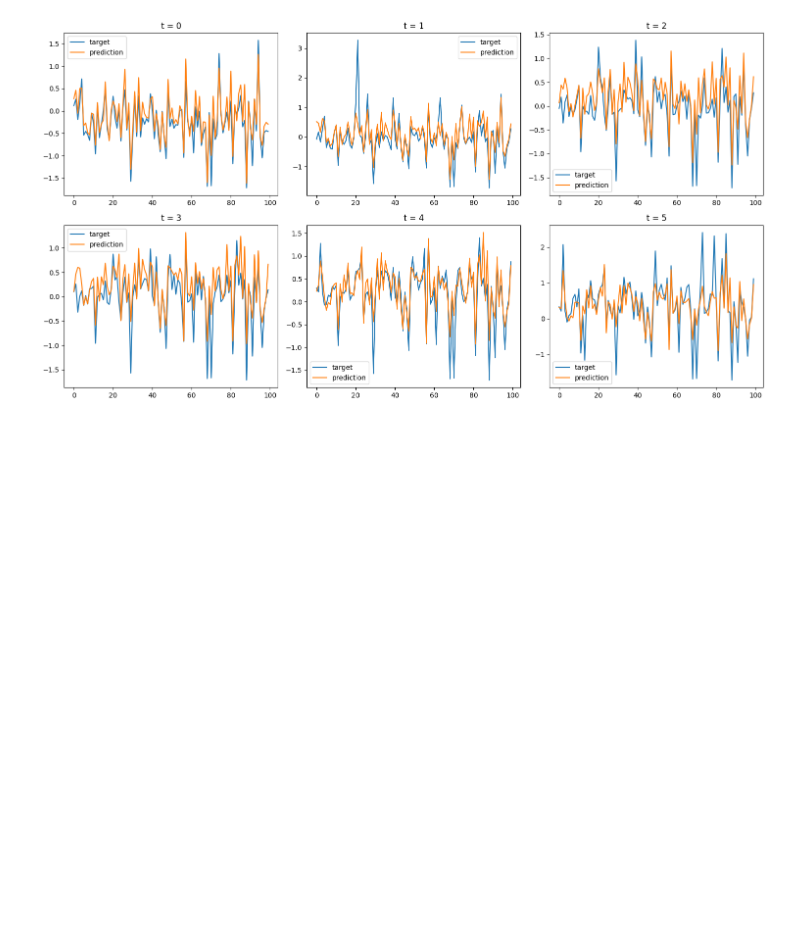
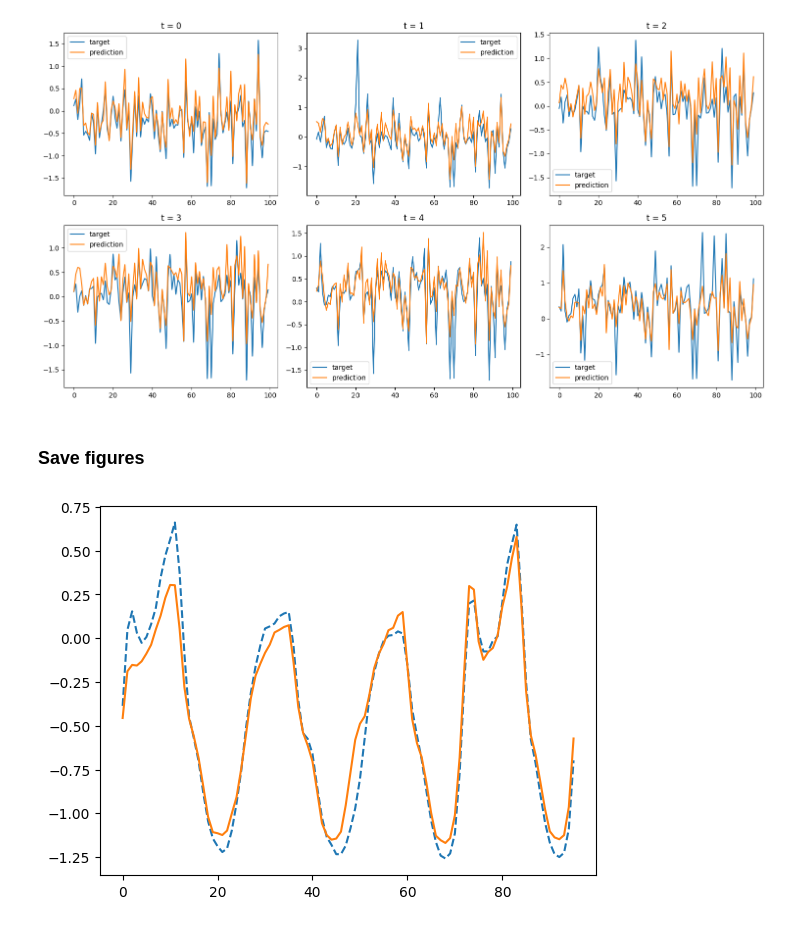
Before and after one commit to nour-bouchouchi/M2-iTransformer, a Jupyter notebook: resultats/visualisation/traffic.ipynb, the cells around one changed output. Drawn from its saved outputs; the diff is of its cells as text; code cells hidden in the pictures; blank space fills up the shorter version.

Commit message:
traffic_results_save_pdf

```diff
--- a/resultats/visualisation/traffic.ipynb
+++ b/resultats/visualisation/traffic.ipynb
@@ -116,3 +116,12 @@ plt.tight_layout()
 plt.show()
 # %% [output]
 [figure]
+# %% [markdown]
+### Save figures
+# %%
+plt.figure()
+plt.plot(target[0, :, 501].to("cpu"), "--", label="target")
+plt.plot(yhat[0, :, 501].to("cpu"), label="prediction")
+plt.savefig("traffic_time_predict.pdf")
+# %% [output]
+[figure, added]
```
Also changed, not shown: parts of 2 cells of this notebook, 2 other files.
